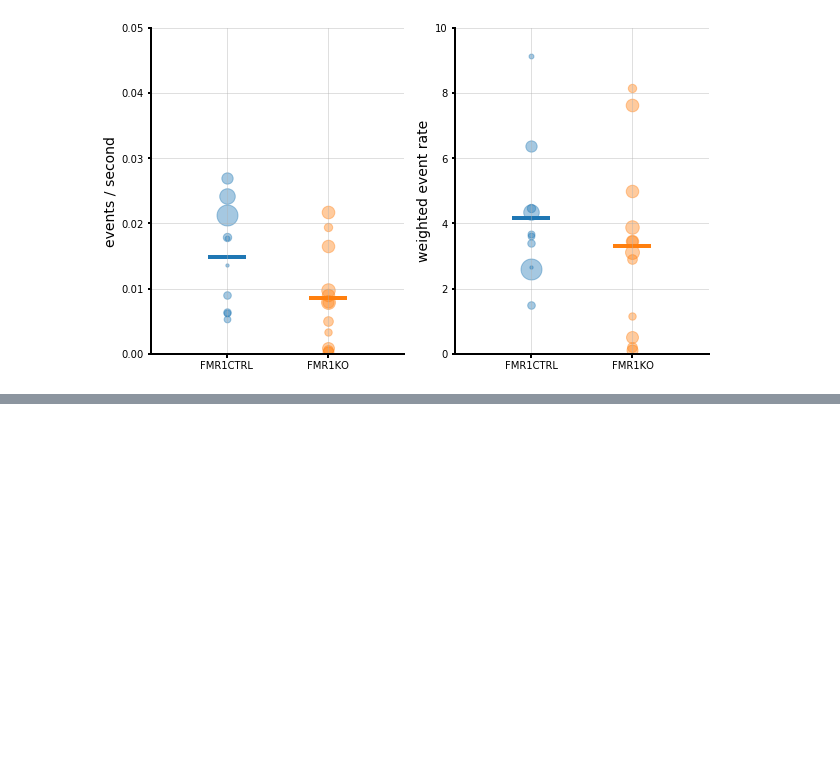
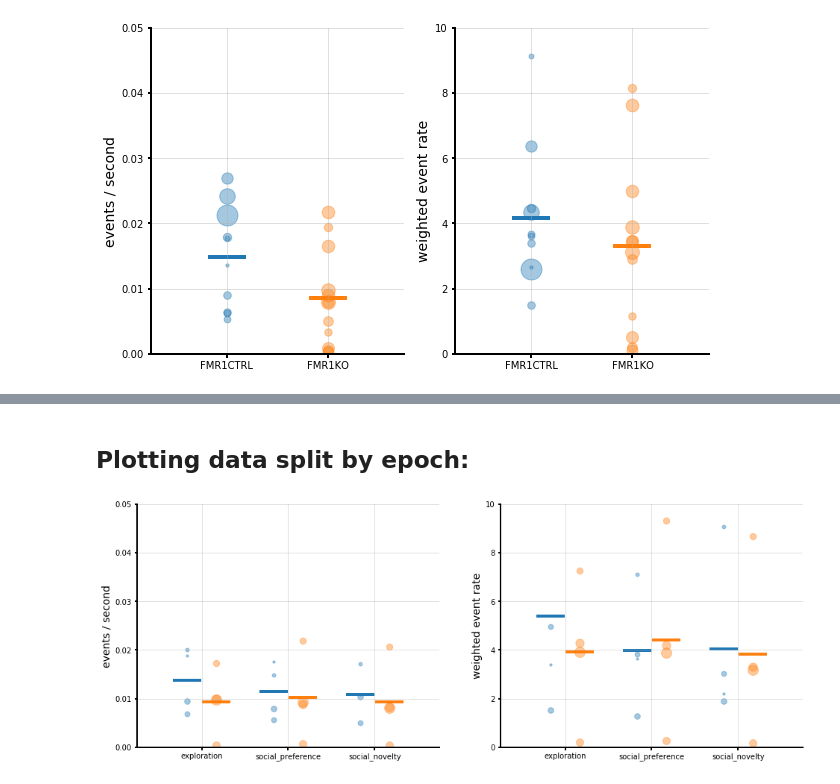
Before and after one commit to inscopix/astellas, a Jupyter notebook: astellas_social_analysis.ipynb, the cells around one changed output, grey strips where cells are left out. Drawn from its saved outputs; the diff is of its cells as text; code cells hidden in the pictures; blank space fills up the shorter version.

```diff
--- a/astellas_social_analysis.ipynb
+++ b/astellas_social_analysis.ipynb
@@ -888,6 +896,8 @@ for the_cond in conditions:
         print('\n\t',os.path.basename(cellset_fn))
         [the_trace_mtx, _,the_raster_isx_mtx] = cellset_data_volumes(cellset_fn)
         tvect = get_cellset_timescale(cellset_fn)
+        the_cellset = isx.CellSet.read(cellset_fn)
+        fs = round(1/(the_cellset.timing.period.to_usecs()*1e-6),4)
         print('\t\tsession length: {}s'.format(max(tvect)))
         #print('\t\ttraces shape: {}'.format(the_trace_mtx.shape))
         #print('\t\trasters shape: {}'.format(the_raster_isx_mtx.shape))
@@ -1101,0 +1114,16 @@ stat_dict_all = stat_dict.copy()
+# %%
+the_date = [20200415]
+
+epoch_times = [(0,5), (5,10), (10,15)]
+# %%
+# initialize stat dict:
+stats_to_do = ['event_rate', 'weighted_event_rate', 'fraction_active_cells']
+epoch_names = ['exploration', 'social_preference', 'social_novelty']
+stat_dict = dict()
+for c in conditions:
+    stat_dict[c] = {}
+    for e in epoch_names:
+        stat_dict[c][e] = {}
+        for s in stats_to_do:
+            stat_dict[c][e][s] = []
+#stat_dict = dict(keys=conditions)
@@ -1101,0 +1176,47 @@ stat_dict_all = stat_dict.copy()
+# %% [markdown]
+## Plotting data split by epoch:
+# %%
+
+f,ax = plt.subplots(1, 2, figsize = (16,6))
+
+cmap = plt.get_cmap('tab10')
+cdict = dict(zip(stat_dict.keys(), [cmap(i) for i in range(len(stat_dict.keys()))] ))
+
+
+for plot_idx, cond in enumerate(stat_dict):
+    # event rate:
+    for epoch_plot_idx, epoch in enumerate(stat_dict[cond]):
+        event_rate_pop_vect = []
+        for cell_er in stat_dict[cond][epoch]['event_rate']:
+            #print(cell_er)
+            event_rate_pop_vect.append(cell_er)
+            ax[0].scatter((3*epoch_plot_idx) + ((1+plot_idx)) , np.nanmean(cell_er), s=len(cell_er), color = cdict[cond], alpha = .4 )
+        event_rate_pop_vect = np.asarray(event_rate_pop_vect)
+        ax[0].scatter((3*epoch_plot_idx) + ((1+plot_idx)), np.mean([np.nanmean(i) for i in event_rate_pop_vect]), s=1500, marker='_', color=cdict[cond], linewidth=4, alpha=1)
+        ax[0].set_ylabel('events / second', fontsize=14)
+        ax[0].set_ylim(0,.05)
+
+
+    # weighted event rate:
+    for epoch_plot_idx, epoch in enumerate(stat_dict[cond]):
+        event_rate_pop_vect = []
+        for cell_er in stat_dict[cond][epoch]['weighted_event_rate']:
+            #print(cell_er)
+            event_rate_pop_vect.append(cell_er)
+            ax[1].scatter((3*epoch_plot_idx) + ((1+plot_idx)) , np.nanmean(cell_er), s=len(cell_er), color = cdict[cond], alpha = .4 )
+        event_rate_pop_vect = np.asarray(event_rate_pop_vect)
+        ax[1].scatter((3*epoch_plot_idx) + ((1+plot_idx)), np.mean([np.nanmean(i) for i in event_rate_pop_vect]), s=1500, marker='_', color=cdict[cond], linewidth=4, alpha=1)
+        ax[1].set_ylabel('events / second', fontsize=14)
+        ax[1].set_ylabel('weighted event rate', fontsize=14)
+        ax[1].set_ylim(0,10)
+
+for a in ax:
+    twoaxis(a)
+    a.set_xlim(-.75, len(epoch_names*3)+.75)
+    a.set_xticks([(i*3)+1.5 for i in range(len(epoch_names))])
+    a.set_xticklabels(epoch_names)
+    a.grid('on', alpha=.5)
+
+plt.show()
+# %% [output]
+[figure, added]
```
Also changed, not shown: parts of 12 cells of this notebook.
